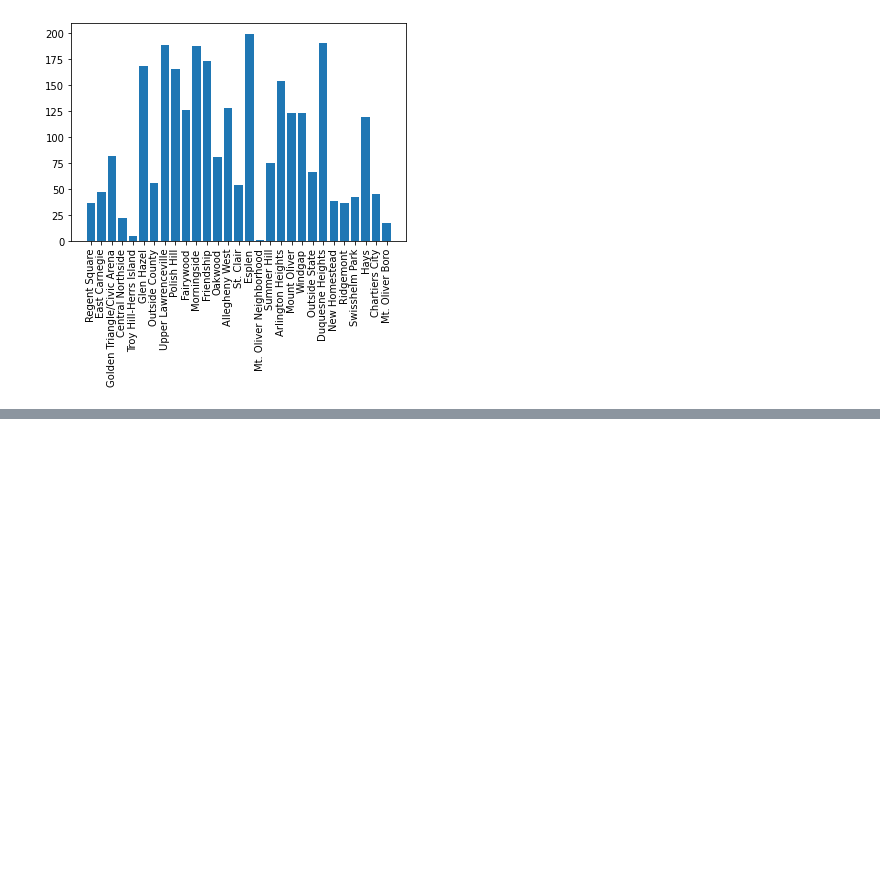
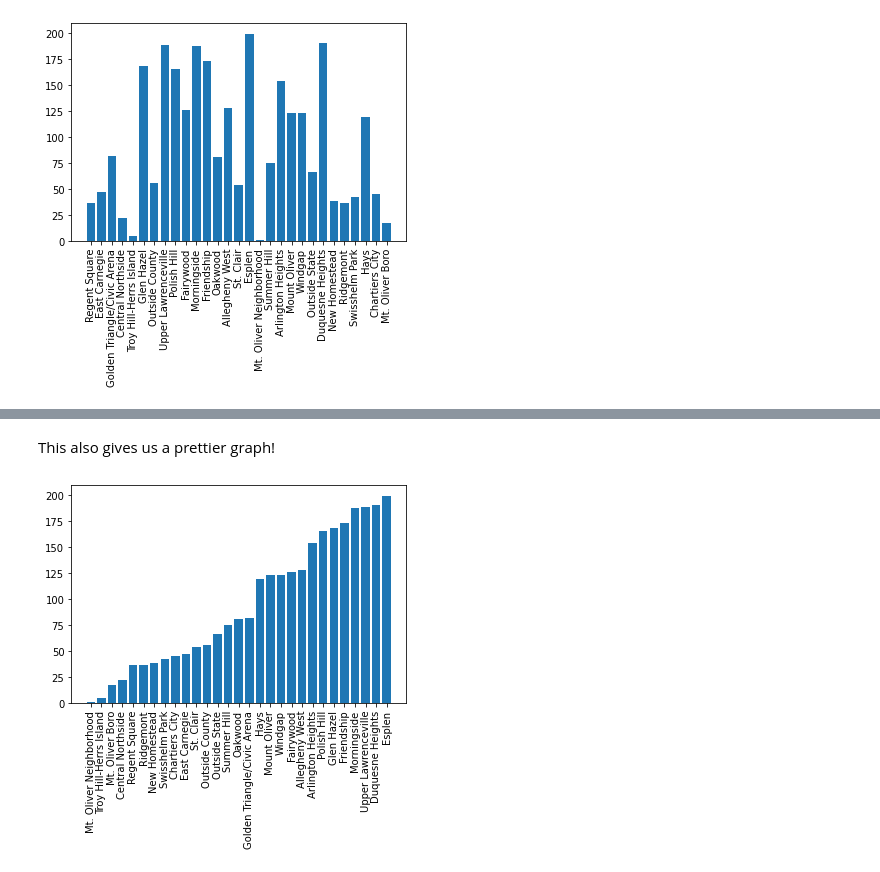
Before and after one commit to dpeelen9/CMPINF0010-Final-Project, a Jupyter notebook: cmpinf0010_final_project.ipynb, the cells around one changed output, grey strips where cells are left out. Saved outputs shown, nothing was run; the diff lists cells and outputs as text; code cells hidden in the pictures; blank space fills up the shorter version.

```diff
--- a/cmpinf0010_final_project.ipynb
+++ b/cmpinf0010_final_project.ipynb
@@ -5,7 +5,7 @@ import pandas as pd
 import matplotlib.pyplot as plt
 import copy
 
-arrest_data = pd.read_csv("arrest-data.csv")
+arrest_data = pd.read_csv("CMPINF0010-Final-Project/arrest-data.csv")
 # %% [markdown]
 I cleaned the dataframe, removing a bunch of extraneous columns
 # %%
@@ -55,0 +58,9 @@ plt.show()
+# %%
+#sort the dictionary
+sorted_frequencies = dict(sorted(new_frequencies.items(), key=lambda item : item[1]))
+
+num = 1
+
+for key, val in sorted_frequencies.items():
+    print(f"{num}. {key}, {val} crimes")
+    num += 1
@@ -55,0 +85,11 @@ plt.show()
+# %% [markdown]
+This also gives us a prettier graph!
+# %%
+new_names = list(sorted_frequencies.keys())
+new_values = list(sorted_frequencies.values())
+
+plt.bar(range(len(sorted_frequencies)), new_values, tick_label=new_names)
+plt.xticks(rotation='vertical')
+plt.show()
+# %% [output]
+[figure, added]
```
Also changed, not shown: parts of 2 cells of this notebook.
